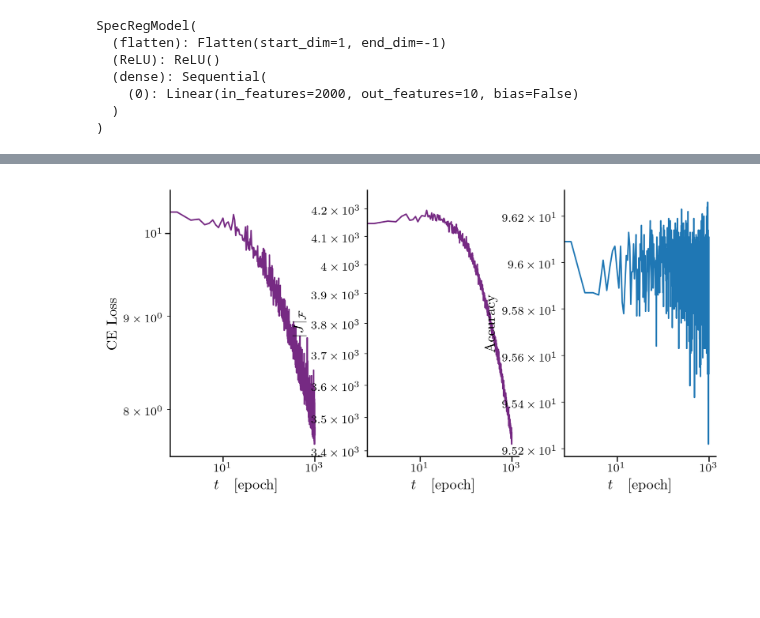
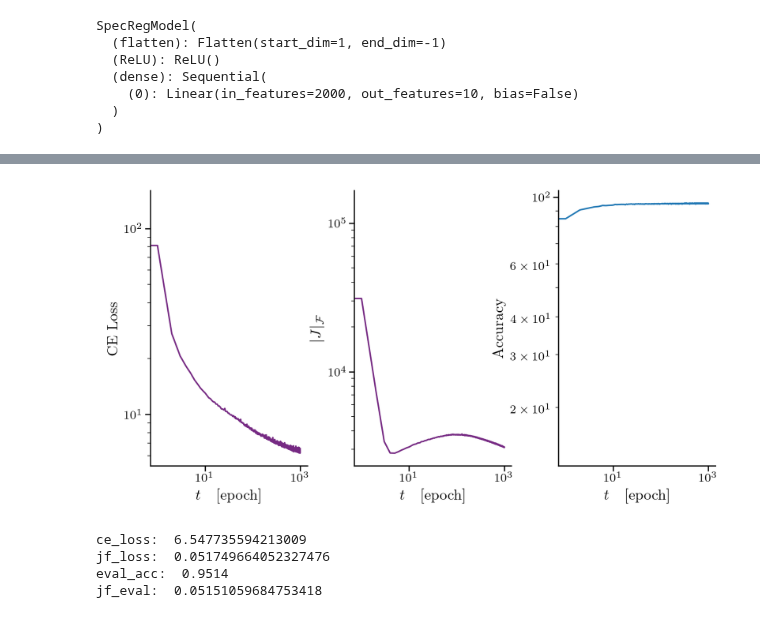
Before and after one commit to holzhauk/LocalLearning, a Jupyter notebook: notebooks/JacobianReg.ipynb, the cells around one changed output, grey strips where cells are left out. Saved outputs shown, nothing was run; the diff lists cells and outputs as text; code cells hidden in the pictures; blank space fills up the shorter version.

Commit message:
added Regularizers, a module implementing Loss Regularization via Decorators for Training classes; implemented Jacobian regularization in the new design pattern

```diff
--- a/notebooks/JacobianReg.ipynb
+++ b/notebooks/JacobianReg.ipynb
@@ -322,6 +324,9 @@ SpecRegModel(
     (0): Linear(in_features=2000, out_features=10, bias=False)
   )
 )
+# %%
+import copy
+model_cpy = copy.deepcopy(model)
 # %%
 jf_reg_params = {
     "lambda_JR": 1e-3,
@@ -332,27 +377,66 @@ jfTrainer(dataloader_train, model, no_epochs=1000, testData=dataloader_test)
+# %%
+@JFReg(alpha_JF=1e-3, n=1)
+class JFTrainer(CETrainer):
+    pass
+# %%
+jfTrainer_dec = JFTrainer(model_cpy, device, learning_rate=1e-3)
+jfTrainer_dec.run(dataloader_train, dataloader_test, no_epochs=1000)
 # %%
-ce_loss, jf_loss = jfTrainer.get_training_history(mode="numpy")
-accuracy, jf_score = jfTrainer.get_eval(mode="numpy")
+loss = np.array(jfTrainer_dec.log["loss"])
+ce_loss = np.array(jfTrainer_dec.log["ce_loss"])
+eval_acc = np.array(jfTrainer_dec.log["eval_acc"])
+jf_loss = np.array(jfTrainer_dec.log["JFReg_loss"])
+jf_eval = np.array(jfTrainer_dec.log["eval_JFReg_score"])
+
 
 fig, axs = plt.subplots(1, 3)
 #n = np.arange(1, len(lambda_numpy)+1)
 axs[0].loglog(ce_loss, color='#762a83')
 axs[0].set_xlabel(r"$t \quad [\textrm{epoch}]$")
 axs[0].set_ylabel(r"CE Loss")
 
 axs[1].loglog(jf_loss, color='#762a83')
 axs[1].set_xlabel(r"$t \quad [\textrm{epoch}]$")
 axs[1].set_ylabel(r"$| J |_{\mathcal{F}}$")
 
 
-axs[2].loglog(100*accuracy)
+axs[2].loglog(100*eval_acc)
 axs[2].set_xlabel(r"$t \quad [\textrm{epoch}]$")
 axs[2].set_ylabel(r"Accuracy")
+
+#fig, axs = plt.subplots(1, 3)
+#n = np.arange(1, len(lambda_numpy)+1)
+#axs[0].loglog(loss, color='#762a83')
+#axs[0].set_xlabel(r"$t \quad [\textrm{epoch}]$")
+#axs[0].set_ylabel(r"Loss")
+
+#axs[1].loglog(ce_loss, label="CE")#color='#762a83')
+#axs[1].loglog(jf_loss, label="JF train")
+#axs[1].loglog(jf_eval, label="JF eval")
+#axs[1].set_xlabel(r"$t \quad [\textrm{epoch}]$")
+#axs[1].set_ylabel(r"$Components$")
+#axs[1].legend()
+
+
+#axs[2].loglog(eval_acc, label="Acc")
+#axs[2].set_xlabel(r"$t \quad [\textrm{epoch}]$")
+#axs[2].set_ylabel(r"Accuracy")
 
 #spec_line = axs[2].loglog(n, lambda_numpy, color='#1b7837')
 #norm_line = axs[2].loglog(n, lambda_numpy[tau]*n[tau] / n, color='#333333', linestyle=":")
 #axs[2].set_xlabel(r"$n$")
 #axs[2].set_ylabel(r"$\lambda_{n}$")
 #axs[2].legend([r"$\lambda_{n}$", r"$1/n$"])
 plt.show()
 # %% [output]
-[figure, old version]
+[figure, new version]
+# %%
+print("ce_loss: ", ce_loss[-1])
+print("jf_loss: ", jf_loss[-1] / (len(dataloader_train)*BATCH_SIZE))
+print("eval_acc: ", eval_acc[-1])
+print("jf_eval: ", jf_eval[-1] / (len(dataloader_test)*BATCH_SIZE))
+# %% [output]
+ce_loss:  6.547735594213009
+jf_loss:  0.051749664052327476
+eval_acc:  0.9514
+jf_eval:  0.05151059684753418
```
Also changed, not shown: parts of 6 cells of this notebook, 3 other files.
